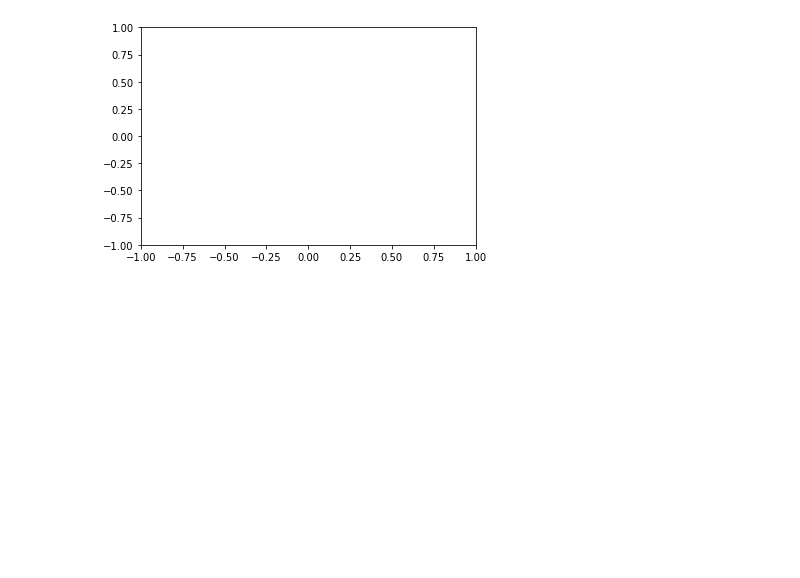
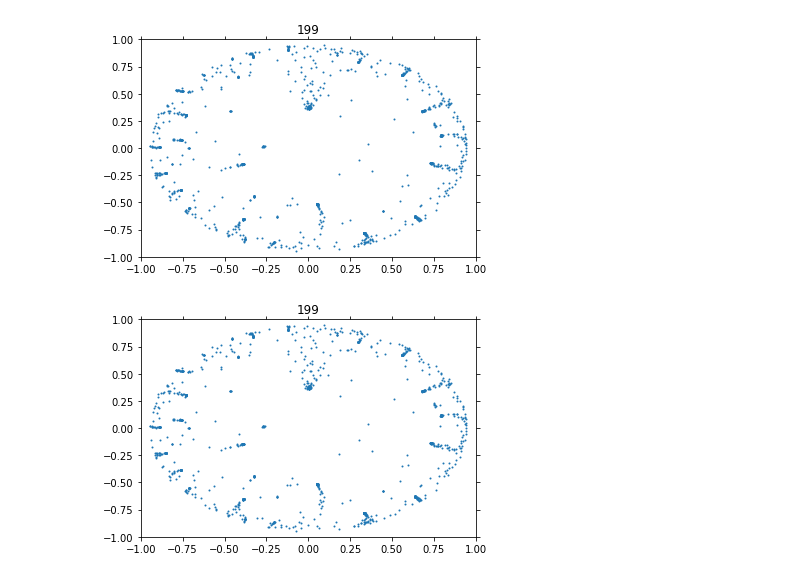
Before and after one commit to mi-erasmusmc/omop-poincare, a Jupyter notebook: main_notebook.ipynb, the cells around one changed output. Drawn from its saved outputs; the diff is of its cells as text; code cells hidden in the pictures; blank space fills up the shorter version.

```diff
--- a/main_notebook.ipynb
+++ b/main_notebook.ipynb
@@ -1,6 +1,7 @@
 # %%
 from pathlib import Path
 import time
+import csv
 
 import pylab as pl
 from IPython import display
@@ -19,5 +20,6 @@ from model import Model
 import helpers
 
 OUT_DIMENSIONS = 2
-NEG_SAMPLES = 15
+NEG_SAMPLES = 5
 EPOCH = 300
+torch.set_default_dtype(torch.float64)
@@ -72,6 +118,10 @@ Graph with 174 nodes and 184 edges
 # %%
 # cat_dist = Categorical(probs=torch.from_numpy(weights)) # was weights
-cat_dist = Categorical(probs=torch.from_numpy(np.ones(len(objects)))) # was weights
+# cat_dist = Categorical(probs=torch.from_numpy(np.ones(len(objects)))) # was weights
+weight_temp = list(np.ones(len(objects)))
+weight_temp[objects.index(4023995)] = 20 # 4274025 put weight to 20, all other are 1
+cat_dist = Categorical(probs=torch.tensor(weight_temp)) # was weights
+
 # print(np.ones(len(objects)))
 #print(len(np.ones(len(objects))))
 unif_dist = Categorical(probs=torch.ones(len(objects),) / len(objects))
@@ -79,6 +129,9 @@ unif_dist = Categorical(probs=torch.ones(len(objects),) / len(objects))
 
 # model = Model(dim=OUT_DIMENSIONS, size=data.shape[0])
 model = Model(dim=OUT_DIMENSIONS, size=len(objects))
+# print(model.dist(torch.tensor(0.5), torch.tensor(0.4)))
+# print(model.dist_2(0.5, 0.4))
+
 
 optimizer = RiemannianSGD(model.parameters())
 
@@ -86,20 +139,20 @@ loss_func = CrossEntropyLoss()
 batch_X = torch.zeros(10, NEG_SAMPLES + 2, dtype=torch.long)
 batch_y = torch.zeros(10, dtype=torch.long)
 
-EPOCH = 500
+EPOCH = 2000
 n = 0
 # %%
 pl.figure()
-pl.xlim(-1, 1)
-pl.ylim(-1, 1)
+# pl.xlim(-1, 1)
+# pl.ylim(-1, 1)
 # pl.axis('off')
 
 while n < EPOCH:
-    if EPOCH < 20:
-        lr = 0.003
+    if n < 100:
+        lr = 0.001
         sampler = cat_dist
     else:
-        lr = 0.3
+        lr = 0.01
         sampler = unif_dist
 
     perm = torch.randperm(data.shape[0])
@@ -107,50 +160,52 @@ while n < EPOCH:
     dataset_rnd = torch.as_tensor(data[perm, ])
 
 ##############################################
-    # coordinates = model.embedding.weight.detach().numpy()
-    # # pl.annotate(dictData[x], (coordinates[x,0], coordinates[x,1]), fontsize=4)
-    # pl.gca().clear()
-    # pl.xlim(-1, 1)
-    # pl.ylim(-1, 1)
-    # pl.title(n)
-    # pl.scatter(coordinates[:,0], coordinates[:,1])
-    # display.clear_output(wait=True)
-    # display.display(pl.gcf())
+    coordinates = model.embedding.weight.detach().numpy()
+    # pl.annotate(dictData[x], (coordinates[x,0], coordinates[x,1]), fontsize=4)
+    pl.gca().clear()
+    pl.xlim(-1, 1)
+    pl.ylim(-1, 1)
+    pl.title(n)
+    pl.scatter(coordinates[:,0], coordinates[:,1],s=1)
+    display.clear_output(wait=True)
+    display.display(pl.gcf())
 ##############################################
 
-    for i in tqdm(range(0, data.shape[0] - data.shape[0] % 10, 10)):
+    # for i in tqdm(range(0, data.shape[0] - data.shape[0] % 10, 10)):
+    for i in range(0, data.shape[0] - data.shape[0] % 10, 10):
         batch_X[:, :2] = dataset_rnd[i: i + 10]
 
         for j in range(10):
             a = set(sampler.sample([2 * NEG_SAMPLES]).numpy())
             # print("a")
             # print(a)
             # print("BATCHX0")
             # print(data[batch_X[j, 0]])
             # print(set(data[batch_X[j, 0]]))
             # print("BATCHX1")
             # print(data[batch_X[j, 1]])
             # print(set(data[batch_X[j, 1]]))
             # print("positives")
             # print((set(data[batch_X[j, 0]]) | set(data[batch_X[j, 1]])))
             # print("a")
             # print(a)
             negatives = list(a - (set(data[batch_X[j, 0]]) | set(data[batch_X[j, 1]])))
             # print("negatives")
             # print(negatives)
             batch_X[j, 2 : len(negatives)+2] = torch.LongTensor(negatives[:NEG_SAMPLES])
 
         optimizer.zero_grad()
         preds = model(batch_X)
 
         loss = loss_func(preds.neg(), batch_y)
         loss.backward()
         optimizer.step(lr=lr)
     n = n+1
 
 n = 0
 # %% [output]
-[figure, old version]
+[figure, new version]
+[figure, added]
 # %%
 import matplotlib.pyplot as plt
 
```
Also changed, not shown: parts of 4 cells of this notebook, 1 other file.
